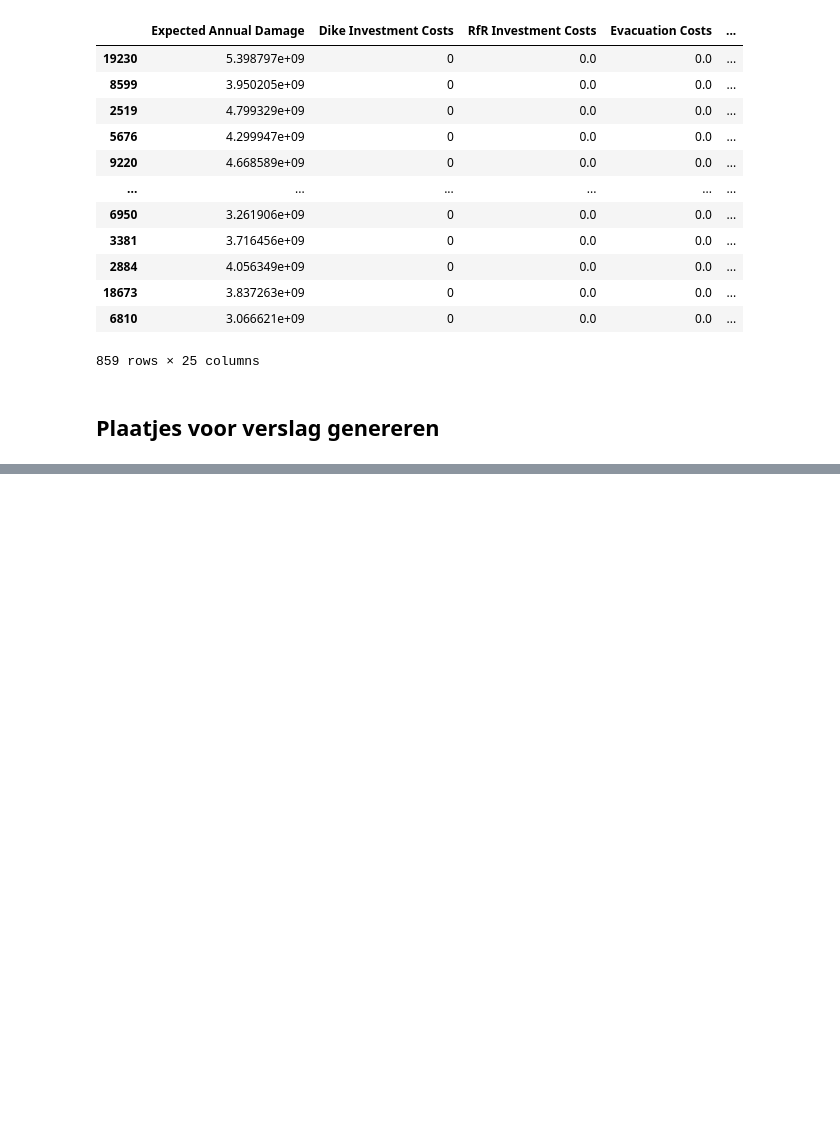
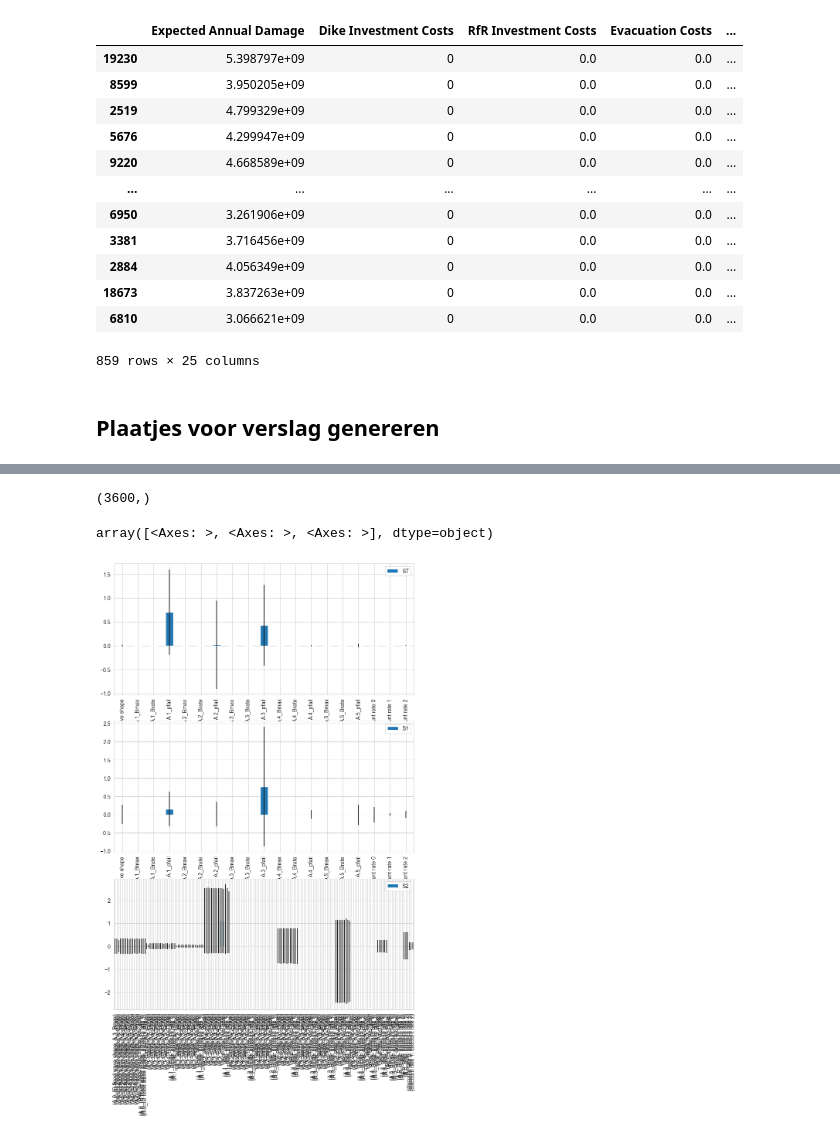
Before and after one commit to BRtudelft/Group1_EPA1361_Model-based_Decision-making, a Jupyter notebook: 1_open_exploration.ipynb, the cells around one changed output, grey strips where cells are left out. Cells and saved outputs as stored; diff of their text form; code cells hidden in the pictures; blank space fills up the shorter version.

```diff
--- a/1_open_exploration.ipynb
+++ b/1_open_exploration.ipynb
@@ -337,0 +354,5 @@ outcomes.boxplot(column='Expected Annual Damage')
+# %%
+dike_model, planning_steps = get_model_for_problem_formulation(2)
+# %%
+problem = get_SALib_problem(dike_model.uncertainties)
+problem
@@ -337,0 +377,4 @@ outcomes.boxplot(column='Expected Annual Damage')
+# %%
+experiments = pd.read_csv('data/output_data/experiments_scenario_discovery_10s_sobol.csv', index_col=None)
+print(f"Shape of data: {experiments.shape[0]} rows, {experiments.shape[1]} columns.")
+experiments.head(10)
@@ -337,0 +395,4 @@ outcomes.boxplot(column='Expected Annual Damage')
+# %%
+results = pd.read_csv('data/output_data/results_scenario_discovery_10s_sobol.csv', index_col=None)
+print(f"Shape of data: {results.shape[0]} rows, {results.shape[1]} columns.")
+results.head(10)
@@ -337,0 +412,19 @@ outcomes.boxplot(column='Expected Annual Damage')
+# %%
+results['Expected Annual Damage'].shape
+# %% [output]
+(3600,)
+# %%
+sobol_results = {}
+
+for policy in experiments.policy.unique():
+    logical = experiments.policy == policy
+    y = results.loc[logical,'Expected Annual Damage'].values
+    indices = analyze(problem, y)
+    sobol_results[policy] = indices
+
+fig, axes = plt.subplots(3,1)
+fig.set_size_inches(10, 15)
+indices.plot(ax=axes)
+# %% [output]
+array([<Axes: >, <Axes: >, <Axes: >], dtype=object)
+[figure, added]
```
Also changed, not shown: parts of 16 cells of this notebook, 1 other file.
